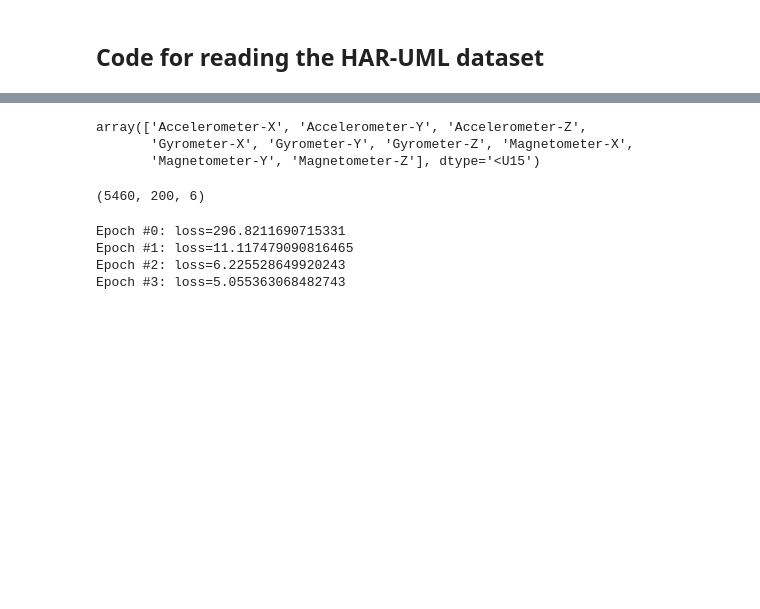
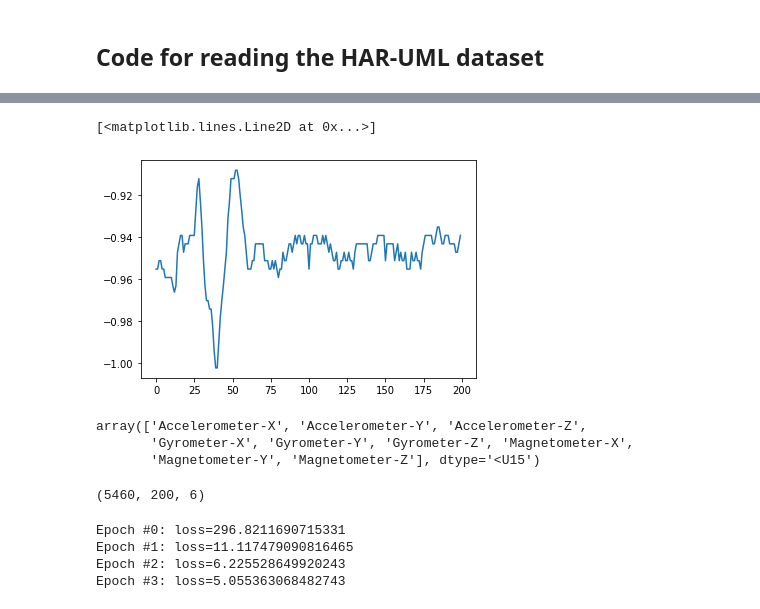
Before and after one commit to texsmv/mts_feature_learning, a Jupyter notebook: har_example.ipynb, the cells around one changed output, grey strips where cells are left out. Saved outputs shown, nothing was run; the diff lists cells and outputs as text; code cells hidden in the pictures; blank space fills up the shorter version.

```diff
--- a/har_example.ipynb
+++ b/har_example.ipynb
@@ -28,5 +22,27 @@ Validation epochs: 2 - ['dataset_S9_epochs.csv', 'dataset_S10_epochs.csv']
 # %%
-# print(X_train.shape)
-# y_train.shape
-# I_train.shape
-# train_kcal_MET[:, 1].shape
+def magnitude_pert(X_in, prange = (0, 1)):
+    X = X_in.transpose([0, 2, 1])
+    N, D, T = X.shape
+    rand_mag = np.random.random([N, D]) * (prange[1] - prange[0]) + prange[0]
+    rand_mag = np.repeat(rand_mag, T)
+    rand_mag = rand_mag.reshape(N, D, T)
+    return (X + rand_mag).transpose([0, 2, 1])
+
+def time_warp(x, sigma=0.2, knot=4):
+    from scipy.interpolate import CubicSpline
+    orig_steps = np.arange(x.shape[1])
+
+    random_warps = np.random.normal(loc=1.0, scale=sigma, size=(x.shape[0], knot+2, x.shape[2]))
+    warp_steps = (np.ones((x.shape[2],1))*(np.linspace(0, x.shape[1]-1., num=knot+2))).T
+
+    ret = np.zeros_like(x)
+    for i, pat in enumerate(x):
+        for dim in range(x.shape[2]):
+            time_warp = CubicSpline(warp_steps[:,dim], warp_steps[:,dim] * random_warps[i,:,dim])(orig_steps)
+            scale = (x.shape[1]-1)/time_warp[-1]
+            ret[i,:,dim] = np.interp(orig_steps, np.clip(scale*time_warp, 0, x.shape[1]-1), pat[:,dim]).T
+    return ret
+
+
+X_aug = magnitude_pert(X_train, prange=(-10, 10))
+# X_aug = time_warp(X_train)
@@ -33,3 +56,8 @@ Validation epochs: 2 - ['dataset_S9_epochs.csv', 'dataset_S10_epochs.csv']
+# %%
+plt.plot(X_aug[2, :, 0])
+# %% [output]
+[<matplotlib.lines.Line2D at 0x...>]
+[figure, added]
 # %%
 har_dimensions
 # %% [output]
```
Also changed, not shown: parts of 2 cells of this notebook, 39 other files.
